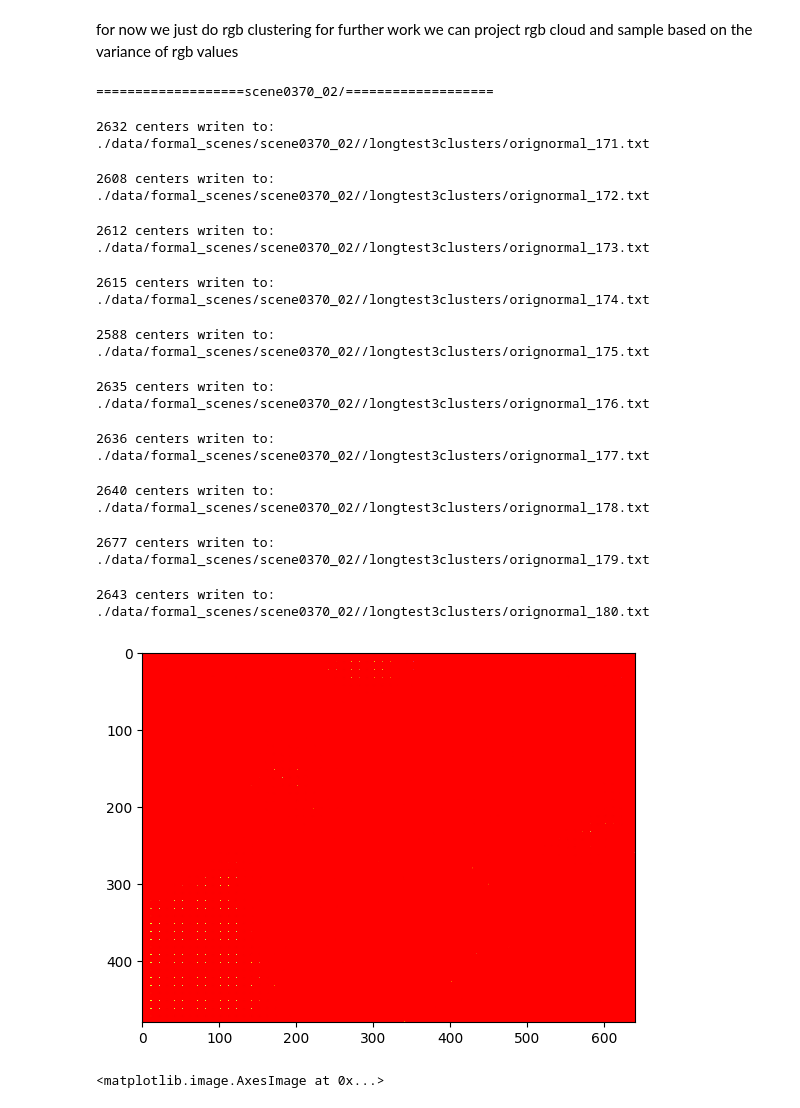
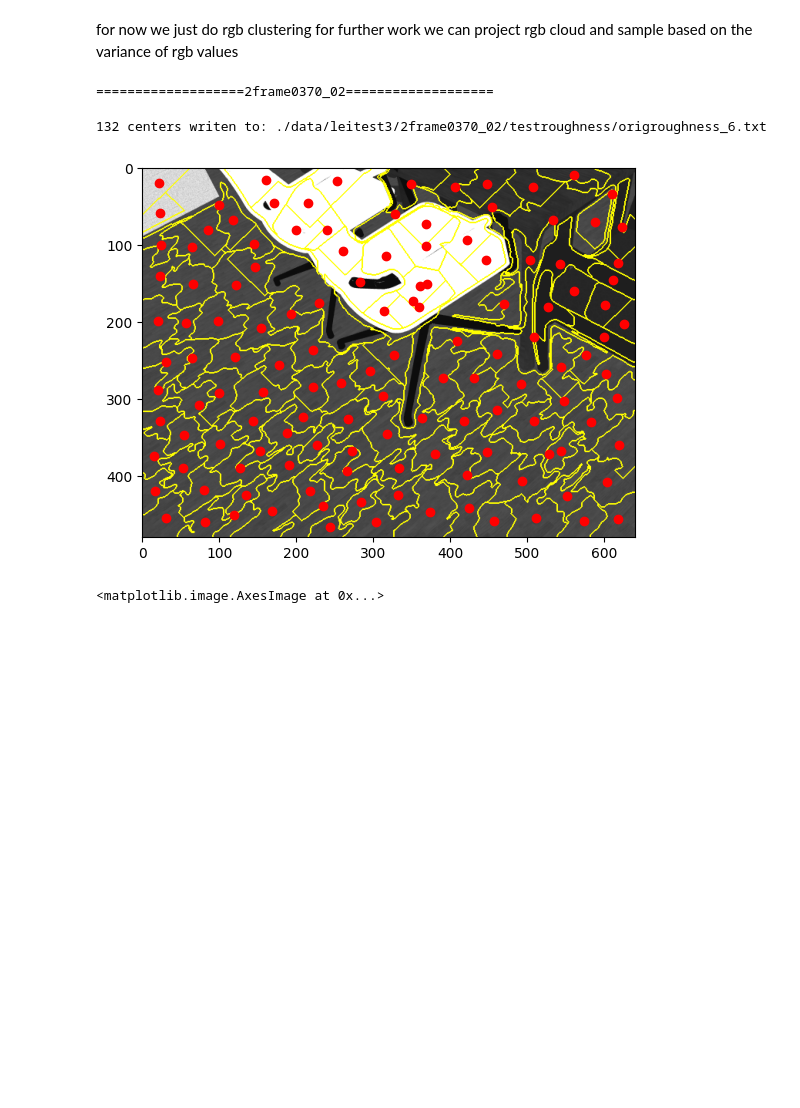
Before and after one commit to Dawnborn/Superpixel, a Jupyter notebook: superpixel.ipynb, the cells around one changed output. Saved outputs shown, nothing was run; the diff lists cells and outputs as text; code cells hidden in the pictures; blank space fills up the shorter version.

```diff
--- a/superpixel.ipynb
+++ b/superpixel.ipynb
@@ -28,29 +30,33 @@ for further work we can project rgb cloud and sample based on the variance of rg
 # %%
 # img_root = "./scene0002_00/every2_replaced_ldr/"
 scene_root = "./data/formal_scenes/"
+scene_root = "./data/leitest3/"
 # scene_name = "scene0001_01/"
 hdr_fold = "hdr/"
 depth_fold = "depth/"
 normal_fold = "normal/"
-cluster_fold = "longtest3clusters/"
+# cluster_fold = "longtest3clusters/"
+cluster_fold = "testroughness/"
 # %%
-img_start = 0
-img_end = 1000
+img_start = 5
+img_end = 7
 img_step = 1 #!!!!
 
 img_idx = list(range(img_start,img_end,img_step))
 # img_idx = [10,16]
 
-numSegments = 64*48 #!!!!
+# numSegments = 64*48 #!!!!
+numSegments = 150
 
 folder = "normal/" # change to normal or basecolor or ldr for now
 # normal_dirs = os.listdir(normal_root+scene_name)
+# folder = "roughness/"
 
 mykey = lambda x:int(x.split(".")[0].split("_")[1])
 
 scene_names = os.listdir(scene_root)
 
-scene_names = ["scene0370_02/"]
+# scene_names = ["scene0370_02"]
 
 for scene_name in scene_names:
     print("==================="+scene_name+"===================")
@@ -69,48 +75,39 @@ for scene_name in scene_names:
         #     break
 
         # if not id_img % img_step == 0:
         #     continue
         if not id_img in img_idx:
             continue
 
         if img_dir.split(".")[-1]=="pfm":
             image = cv2.imread(scene_root+scene_name+folder+img_dir, cv2.IMREAD_UNCHANGED)
         else:
             image = img_as_float(io.imread(scene_root+scene_name+folder+img_dir))
 
         segments = slic(image, n_segments = numSegments, sigma = 3, compactness=1, max_size_factor=1)
         # those look similar share the same envmap, either is really similar or they are robust to different envmaps
 
         numResult = len(set(segments.flatten()))
         centers = np.zeros([numResult,2])
         for s in range(segments.min(), segments.max()+1):
             centers[s-1,:]=np.argwhere(segments==s).mean(axis=0)
         centers = centers.round()
         plt.imshow(mark_boundaries(image, segments))
-
+        break
         plt.scatter(centers[:,1],centers[:,0],marker='o',color='r')
         cluster_path = scene_root + scene_name + cluster_fold
         if not os.path.exists(cluster_path):
             os.mkdir(cluster_path)
         output_path = cluster_path+img_dir.split('.')[0]+".txt"
         print(str(centers.shape[0])+" centers writen to: "+output_path+"\n")
-        # break
+        break
         np.savetxt(output_path,centers,fmt='%d')
 
-    # break
+    break
 # %% [output]
-===================scene0370_02/===================
+===================2frame0370_02===================
-2632 centers writen to: ./data/formal_scenes/scene0370_02//longtest3clusters/orignormal_171.txt
+132 centers writen to: ./data/leitest3/2frame0370_02/testroughness/origroughness_6.txt
-2608 centers writen to: ./data/formal_scenes/scene0370_02//longtest3clusters/orignormal_172.txt
-2612 centers writen to: ./data/formal_scenes/scene0370_02//longtest3clusters/orignormal_173.txt
-2615 centers writen to: ./data/formal_scenes/scene0370_02//longtest3clusters/orignormal_174.txt
-2588 centers writen to: ./data/formal_scenes/scene0370_02//longtest3clusters/orignormal_175.txt
-2635 centers writen to: ./data/formal_scenes/scene0370_02//longtest3clusters/orignormal_176.txt
-2636 centers writen to: ./data/formal_scenes/scene0370_02//longtest3clusters/orignormal_177.txt
-2640 centers writen to: ./data/formal_scenes/scene0370_02//longtest3clusters/orignormal_178.txt
-2677 centers writen to: ./data/formal_scenes/scene0370_02//longtest3clusters/orignormal_179.txt
-2643 centers writen to: ./data/formal_scenes/scene0370_02//longtest3clusters/orignormal_180.txt
-[figure, old version]
+[figure, new version]
 # %%
 # raw_mask = cv2.imread("/storage/user/lhao/hjp/ws_superpixel/data/formal_scenes/scene0704_01/pointMask/pointMask_03.png",-1) # without -1 is wrong format!!!!!!!
 # h,w,_=raw_mask.shape
```
Also changed, not shown: parts of 4 cells of this notebook, 5 other files.
